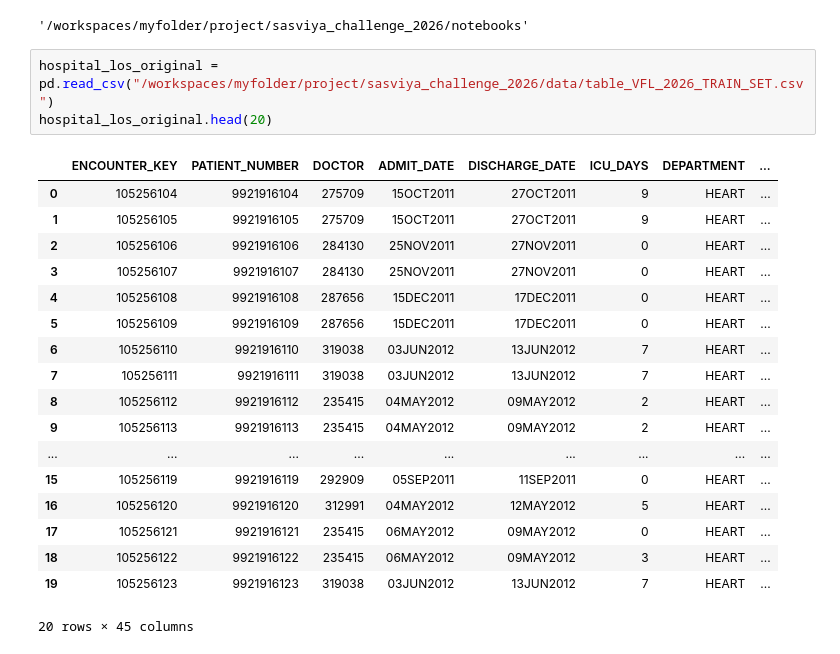
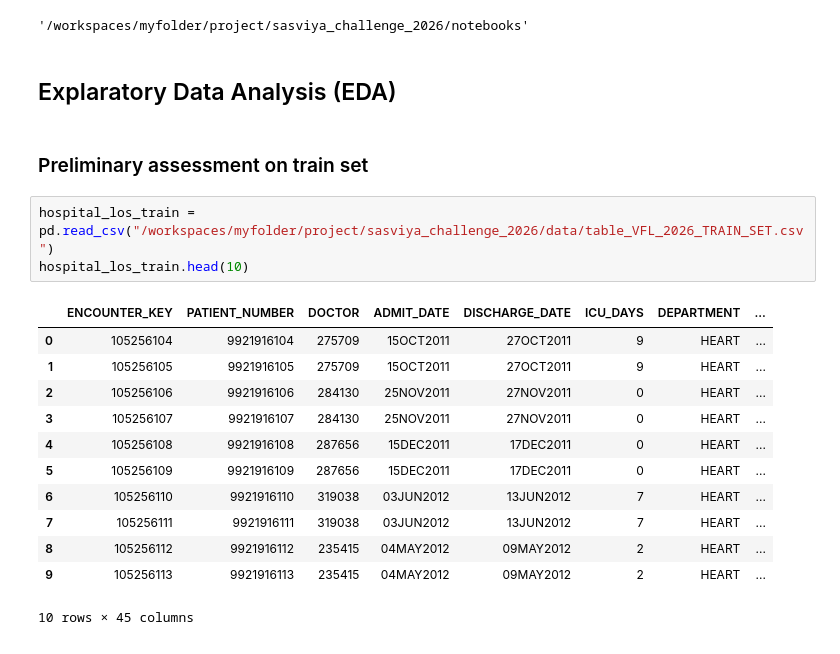
Before and after one commit to benjaminau/sasviya_challenge_2026, a Jupyter notebook: notebooks/hospital_los_eda_cleaning_wrangling.ipynb, the cells around one changed output. Saved outputs shown, nothing was run; the diff lists cells and outputs as text.

```diff
--- a/notebooks/hospital_los_eda_cleaning_wrangling.ipynb
+++ b/notebooks/hospital_los_eda_cleaning_wrangling.ipynb
@@ -8,26 +8,24 @@ import matplotlib as mpl
 os.getcwd()
 # %% [output]
 '/workspaces/myfolder/project/sasviya_challenge_2026/notebooks'
+# %% [markdown]
+## Explaratory Data Analysis (EDA)
+# %% [markdown]
+### Preliminary assessment on train set
 # %%
-hospital_los_original = pd.read_csv("/workspaces/myfolder/project/sasviya_challenge_2026/data/table_VFL_2026_TRAIN_SET.csv")
-hospital_los_original.head(20)
+hospital_los_train = pd.read_csv("/workspaces/myfolder/project/sasviya_challenge_2026/data/table_VFL_2026_TRAIN_SET.csv")
+hospital_los_train.head(10)
 # %% [output]
 |  | ENCOUNTER_KEY | PATIENT_NUMBER | DOCTOR | ADMIT_DATE | DISCHARGE_DATE | ICU_DAYS | DEPARTMENT | ... |
 | 0 | 105256104 | 9921916104 | 275709 | 15OCT2011 | 27OCT2011 | 9 | HEART | ... |
 | 1 | 105256105 | 9921916105 | 275709 | 15OCT2011 | 27OCT2011 | 9 | HEART | ... |
 | 2 | 105256106 | 9921916106 | 284130 | 25NOV2011 | 27NOV2011 | 0 | HEART | ... |
 | 3 | 105256107 | 9921916107 | 284130 | 25NOV2011 | 27NOV2011 | 0 | HEART | ... |
 | 4 | 105256108 | 9921916108 | 287656 | 15DEC2011 | 17DEC2011 | 0 | HEART | ... |
 | 5 | 105256109 | 9921916109 | 287656 | 15DEC2011 | 17DEC2011 | 0 | HEART | ... |
 | 6 | 105256110 | 9921916110 | 319038 | 03JUN2012 | 13JUN2012 | 7 | HEART | ... |
 | 7 | 105256111 | 9921916111 | 319038 | 03JUN2012 | 13JUN2012 | 7 | HEART | ... |
 | 8 | 105256112 | 9921916112 | 235415 | 04MAY2012 | 09MAY2012 | 2 | HEART | ... |
 | 9 | 105256113 | 9921916113 | 235415 | 04MAY2012 | 09MAY2012 | 2 | HEART | ... |
-| ... | ... | ... | ... | ... | ... | ... | ... | ... |
-| 15 | 105256119 | 9921916119 | 292909 | 05SEP2011 | 11SEP2011 | 0 | HEART | ... |
-| 16 | 105256120 | 9921916120 | 312991 | 04MAY2012 | 12MAY2012 | 5 | HEART | ... |
-| 17 | 105256121 | 9921916121 | 235415 | 06MAY2012 | 09MAY2012 | 0 | HEART | ... |
-| 18 | 105256122 | 9921916122 | 235415 | 06MAY2012 | 09MAY2012 | 3 | HEART | ... |
-| 19 | 105256123 | 9921916123 | 319038 | 03JUN2012 | 13JUN2012 | 7 | HEART | ... |
-20 rows × 45 columns
+10 rows × 45 columns
 # %%
```
Also changed, not shown: parts of 7 cells of this notebook.
